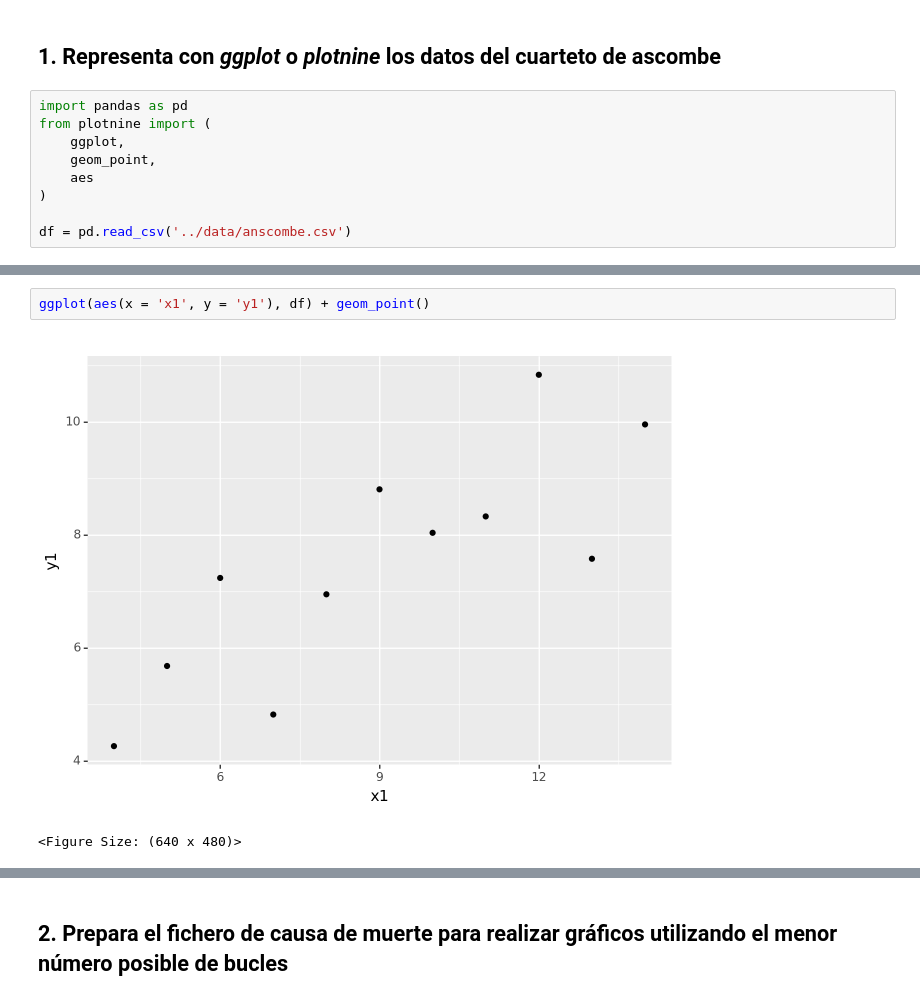
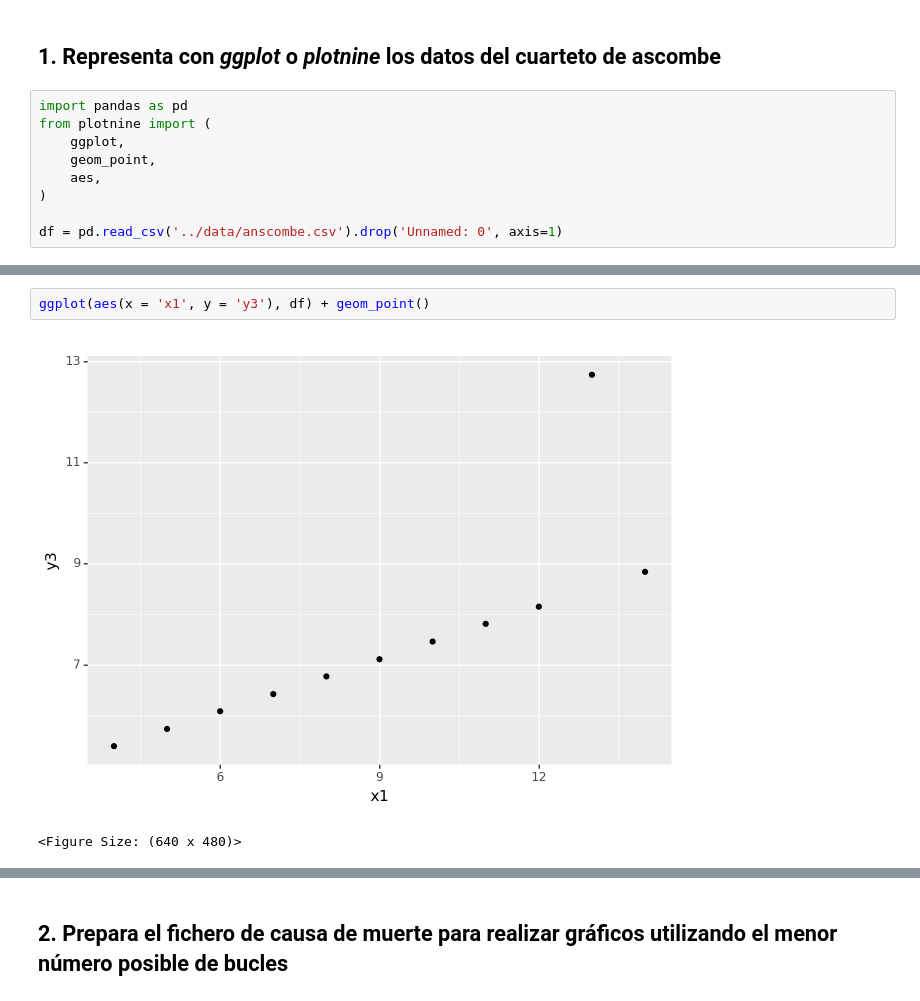
Before and after one commit to alu0101351773/VIS_practicas, a Jupyter notebook: src/jorge_cabrera_alu0101351773.ipynb, the cells around one changed output, grey strips where cells are left out. Saved outputs shown, nothing was run; the diff lists cells and outputs as text.

```diff
--- a/src/jorge_cabrera_alu0101351773.ipynb
+++ b/src/jorge_cabrera_alu0101351773.ipynb
@@ -7,7 +7,7 @@ import pandas as pd
 from plotnine import (
     ggplot,
     geom_point,
-    aes
+    aes,
 )
 
-df = pd.read_csv('../data/anscombe.csv')
+df = pd.read_csv('../data/anscombe.csv').drop('Unnamed: 0', axis=1)
@@ -14,5 +23,5 @@ df = pd.read_csv('../data/anscombe.csv')
 # %%
-ggplot(aes(x = 'x1', y = 'y1'), df) + geom_point()
+ggplot(aes(x = 'x1', y = 'y3'), df) + geom_point()
 # %% [output]
-[figure, old version]
+[figure, new version]
 <Figure Size: (640 x 480)>
```
Also changed, not shown: parts of 2 cells of this notebook.
